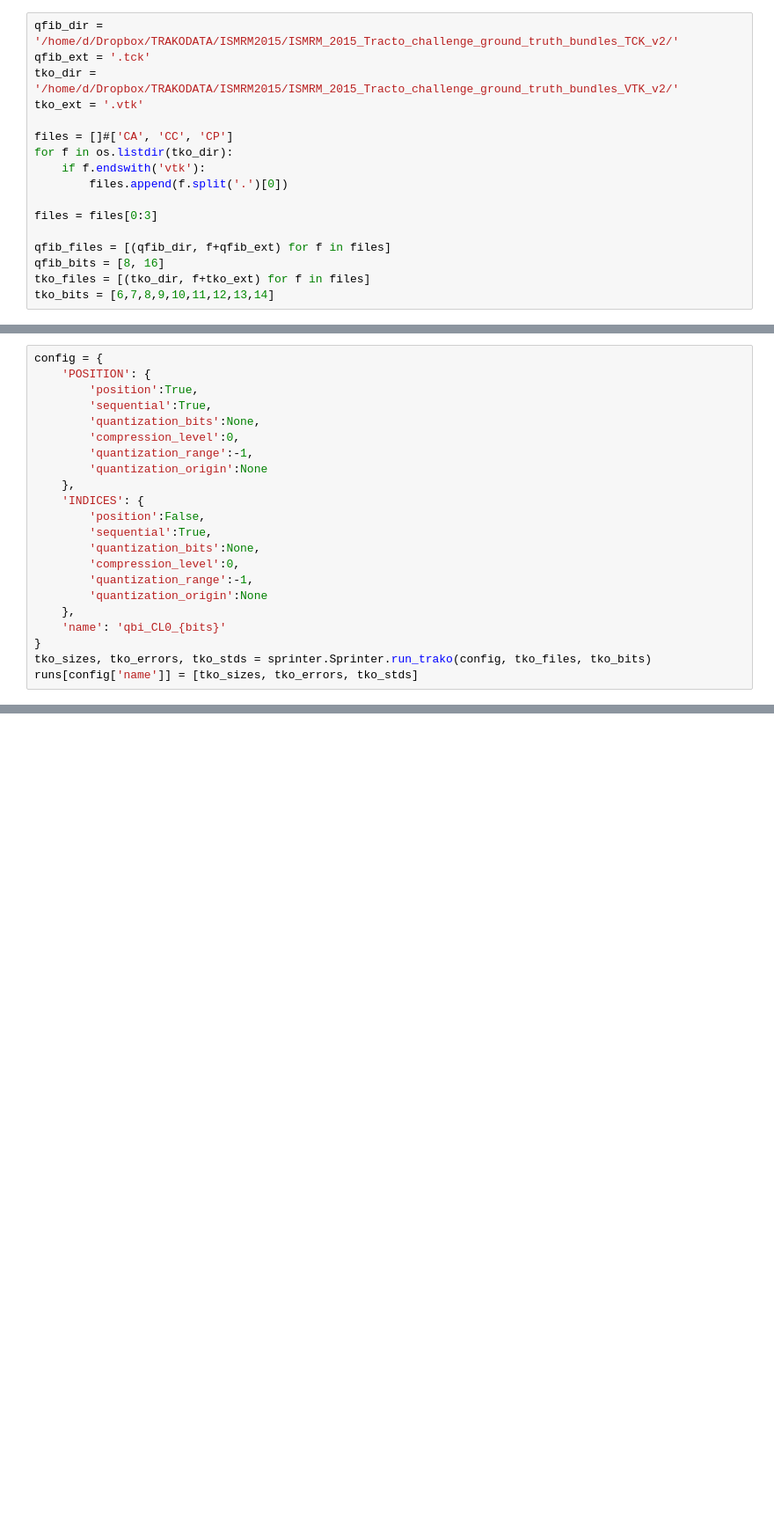
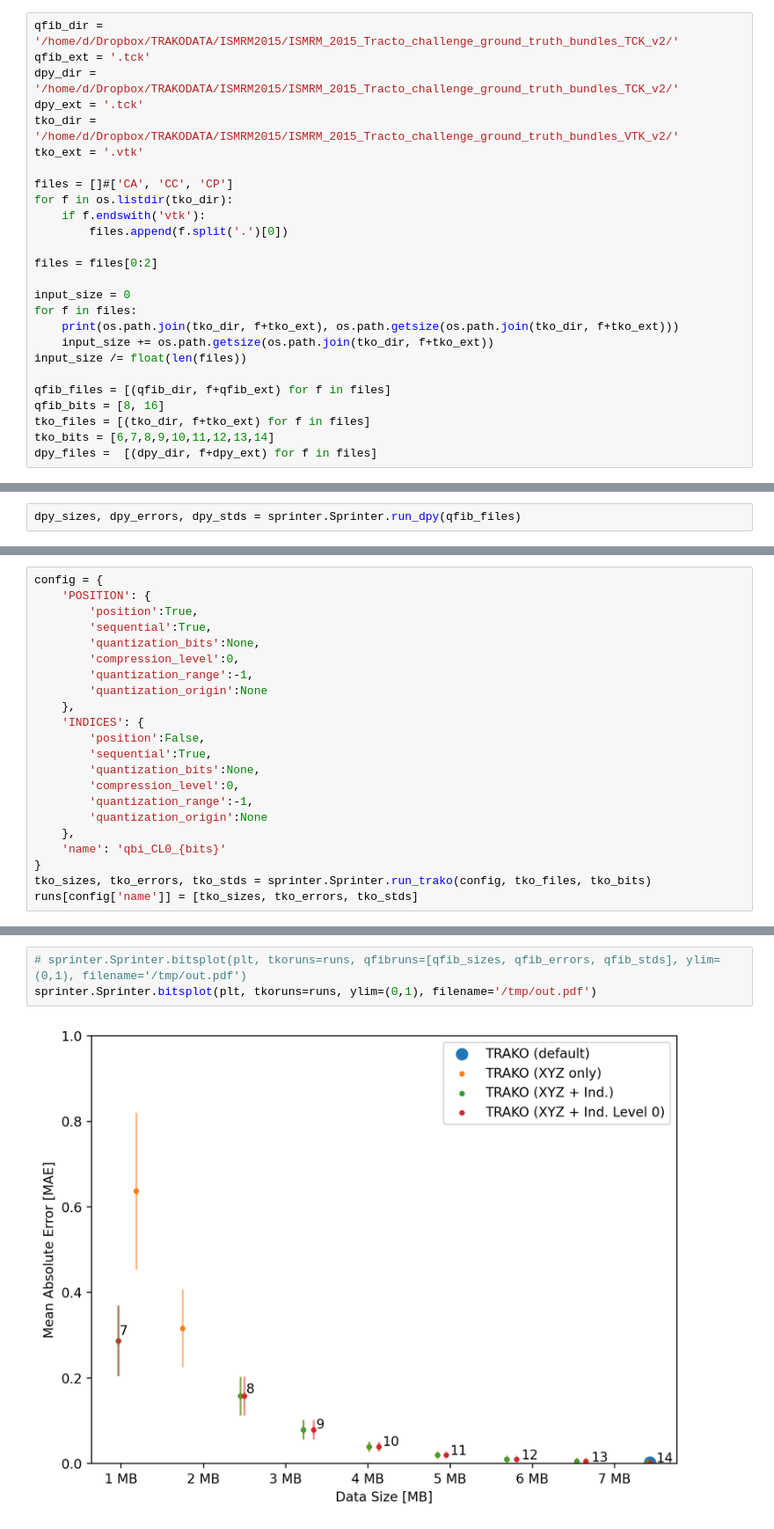
Before and after one commit to bostongfx/TRAKO, a Jupyter notebook: IPY/MICCAI/SimpleStats_ISMRM2015_TKO_Compare.ipynb, the cells around one changed output, grey strips where cells are left out. Shown at 88% size. Cells and saved outputs as stored; diff of their text form; blank space fills up the shorter version.

Commit message:
Autogenerate plots.

```diff
--- a/IPY/MICCAI/SimpleStats_ISMRM2015_TKO_Compare.ipynb
+++ b/IPY/MICCAI/SimpleStats_ISMRM2015_TKO_Compare.ipynb
@@ -10,6 +10,8 @@ import sprinter
 # %%
 qfib_dir = '/home/d/Dropbox/TRAKODATA/ISMRM2015/ISMRM_2015_Tracto_challenge_ground_truth_bundles_TCK_v2/'
 qfib_ext = '.tck'
+dpy_dir = '/home/d/Dropbox/TRAKODATA/ISMRM2015/ISMRM_2015_Tracto_challenge_ground_truth_bundles_TCK_v2/'
+dpy_ext = '.tck'
 tko_dir = '/home/d/Dropbox/TRAKODATA/ISMRM2015/ISMRM_2015_Tracto_challenge_ground_truth_bundles_VTK_v2/'
 tko_ext = '.vtk'
 
@@ -18,9 +20,16 @@ for f in os.listdir(tko_dir):
     if f.endswith('vtk'):
         files.append(f.split('.')[0])
 
-files = files[0:3]
+files = files[0:2]
+
+input_size = 0
+for f in files:
+    print(os.path.join(tko_dir, f+tko_ext), os.path.getsize(os.path.join(tko_dir, f+tko_ext)))
+    input_size += os.path.getsize(os.path.join(tko_dir, f+tko_ext))
+input_size /= float(len(files))
 
 qfib_files = [(qfib_dir, f+qfib_ext) for f in files]
 qfib_bits = [8, 16]
 tko_files = [(tko_dir, f+tko_ext) for f in files]
 tko_bits = [6,7,8,9,10,11,12,13,14]
+dpy_files =  [(dpy_dir, f+dpy_ext) for f in files]
@@ -26,0 +43,2 @@ tko_bits = [6,7,8,9,10,11,12,13,14]
+# %%
+dpy_sizes, dpy_errors, dpy_stds = sprinter.Sprinter.run_dpy(qfib_files)
@@ -158,0 +138,5 @@ plt.show()
+# %%
+# sprinter.Sprinter.bitsplot(plt, tkoruns=runs, qfibruns=[qfib_sizes, qfib_errors, qfib_stds], ylim=(0,1), filename='/tmp/out.pdf')
+sprinter.Sprinter.bitsplot(plt, tkoruns=runs, ylim=(0,1), filename='/tmp/out.pdf')
+# %% [output]
+[figure, added]
```
Also changed, not shown: parts of 12 cells of this notebook, 3 other files.
